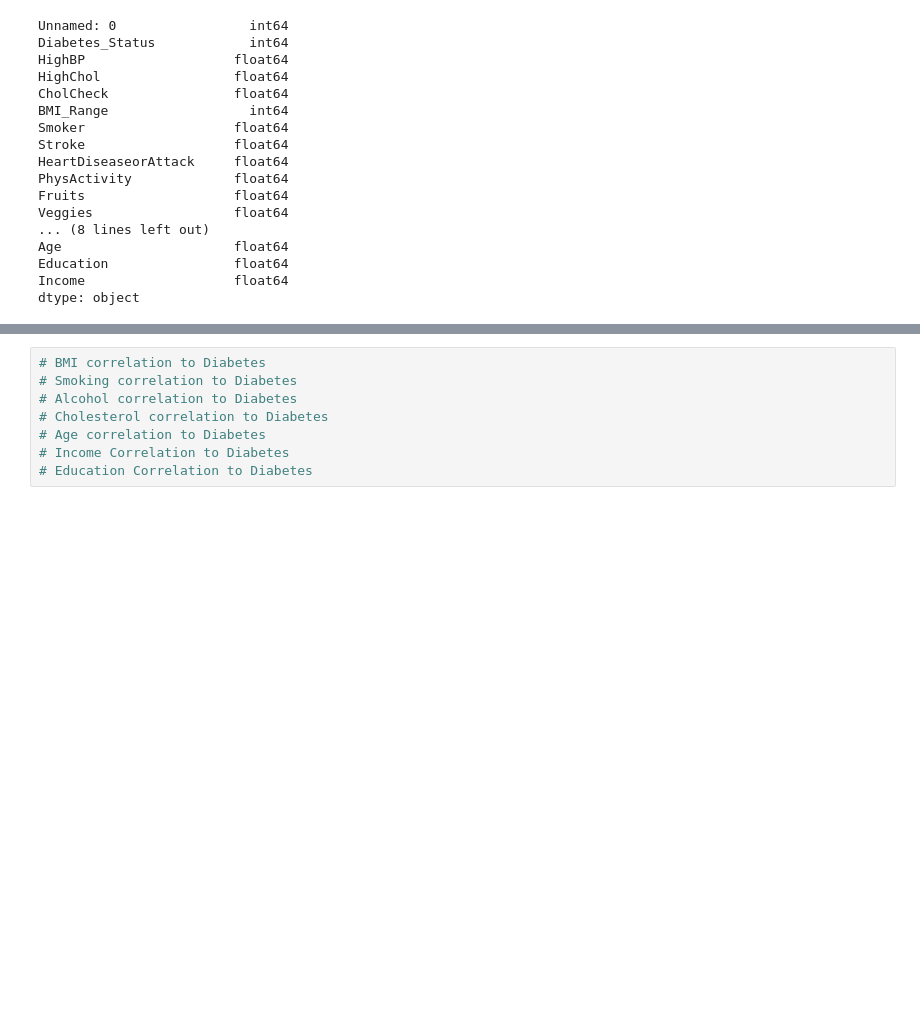
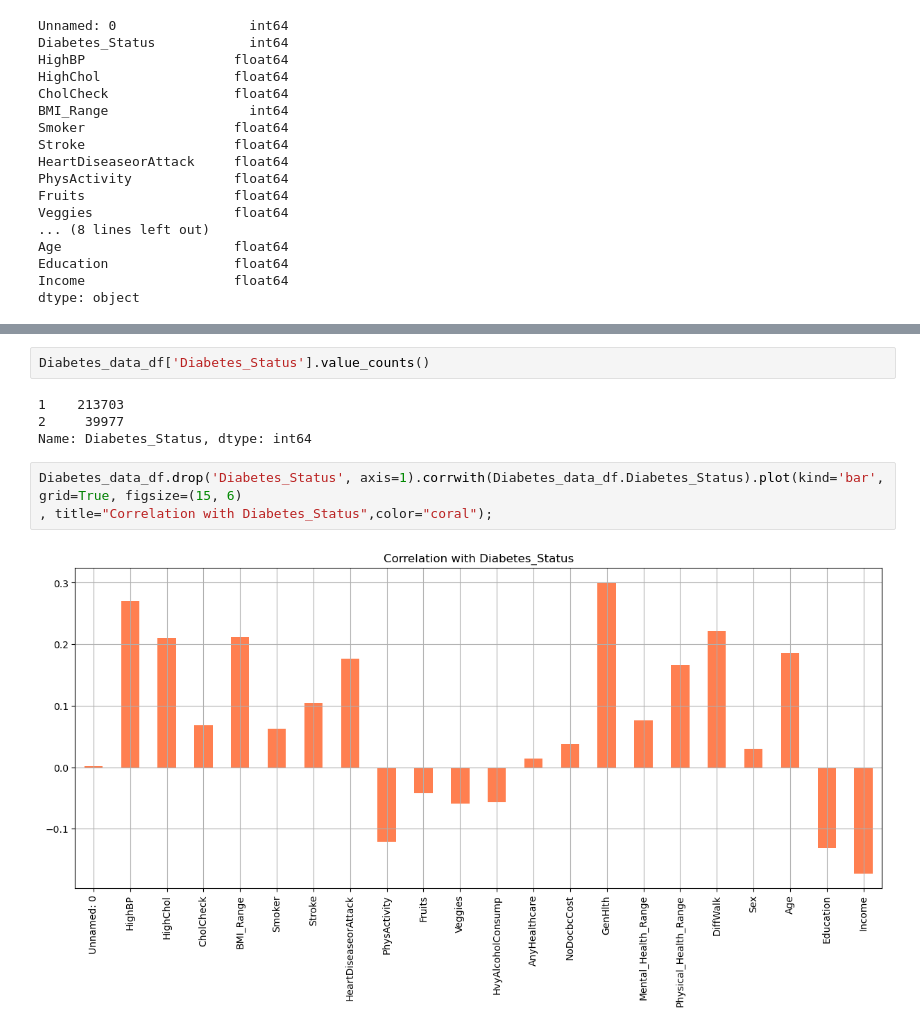
Before and after one commit to TRNisbet/laughing-octo-pancake, a Jupyter notebook: Visualization_work.ipynb, the cells around one changed output, grey strips where cells are left out. Drawn from its saved outputs; the diff is of its cells as text; blank space fills up the shorter version.

Commit message:
Visualizations

```diff
--- a/Visualization_work.ipynb
+++ b/Visualization_work.ipynb
@@ -54,8 +78,11 @@ dtype: object
 # %%
-# BMI correlation to Diabetes
-# Smoking correlation to Diabetes
-# Alcohol correlation to Diabetes
-# Cholesterol correlation to Diabetes
-# Age correlation to Diabetes
-# Income Correlation to Diabetes
-# Education Correlation to Diabetes
+Diabetes_data_df['Diabetes_Status'].value_counts()
+# %% [output]
+1    213703
+2     39977
+Name: Diabetes_Status, dtype: int64
+# %%
+Diabetes_data_df.drop('Diabetes_Status', axis=1).corrwith(Diabetes_data_df.Diabetes_Status).plot(kind='bar', grid=True, figsize=(15, 6)
+, title="Correlation with Diabetes_Status",color="coral");
+# %% [output]
+[figure, added]
```
Also changed, not shown: parts of 12 cells of this notebook.
